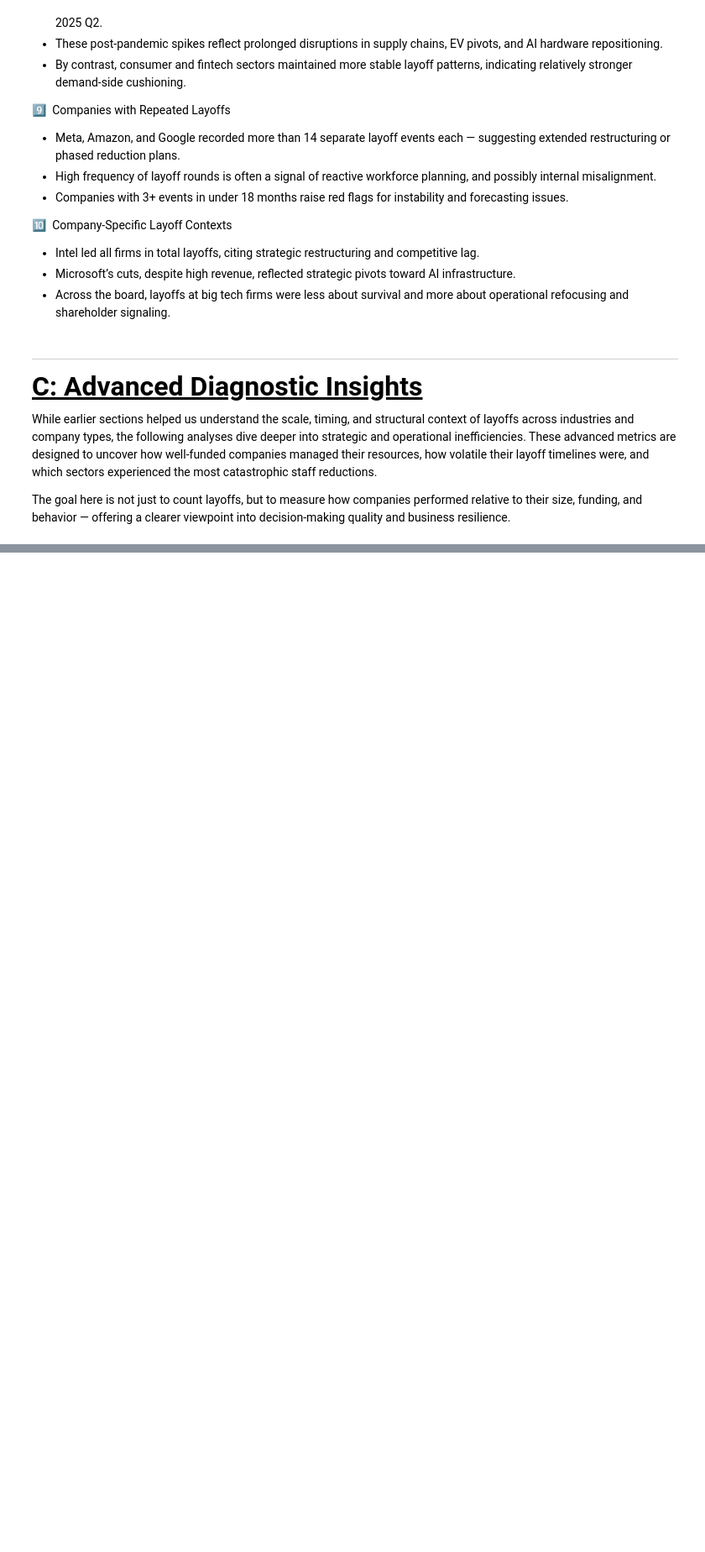
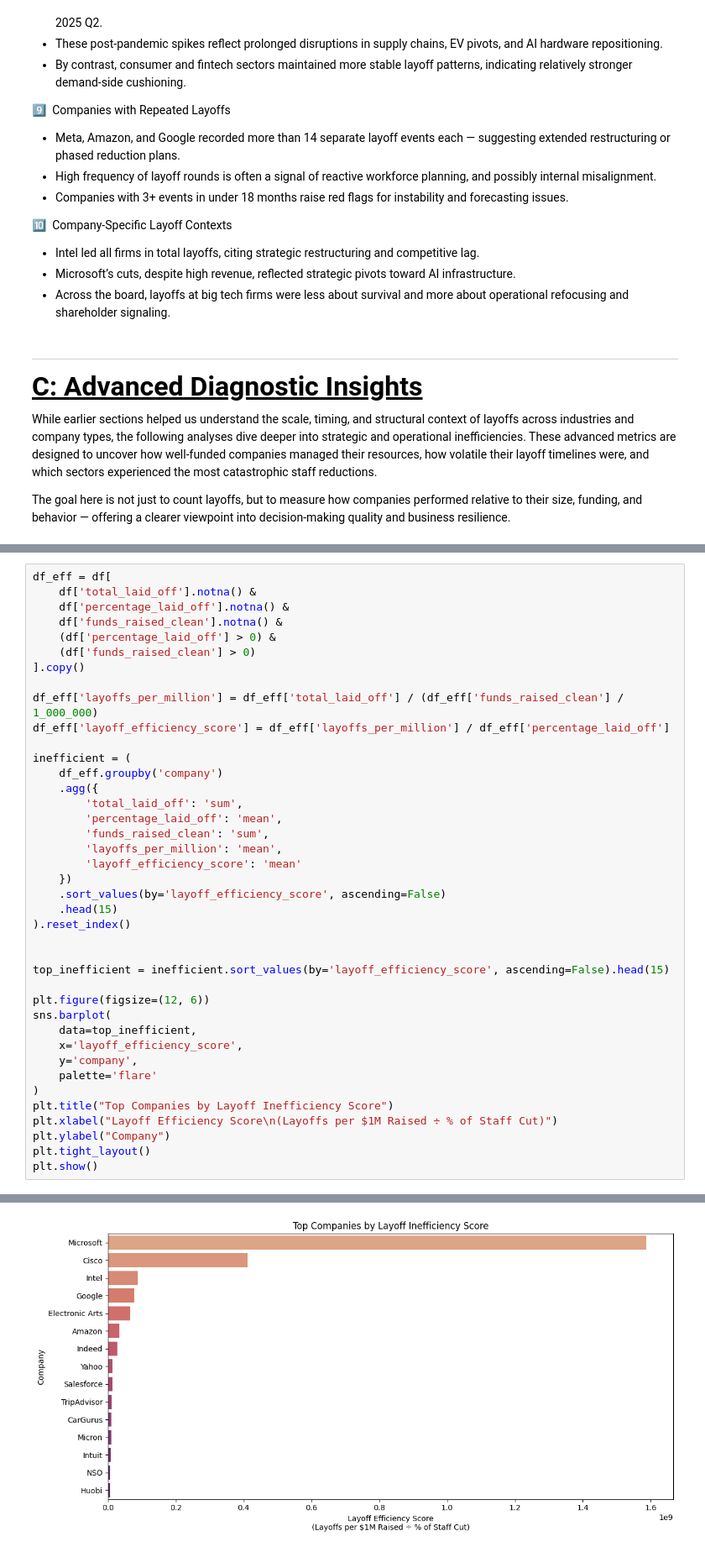
Before and after one commit to Tushar-9802/Tech-Layoffs-Analysis, a Jupyter notebook: EDA.ipynb, the cells around one changed output, grey strips where cells are left out. Shown at 84% size. Cells and saved outputs as stored; diff of their text form; blank space fills up the shorter version.

```diff
--- a/EDA.ipynb
+++ b/EDA.ipynb
@@ -437,0 +440,41 @@ The goal here is not just to count layoffs, but to measure how companies perform
+# %%
+df_eff = df[
+    df['total_laid_off'].notna() &
+    df['percentage_laid_off'].notna() &
+    df['funds_raised_clean'].notna() &
+    (df['percentage_laid_off'] > 0) &
+    (df['funds_raised_clean'] > 0)
+].copy()
+
+df_eff['layoffs_per_million'] = df_eff['total_laid_off'] / (df_eff['funds_raised_clean'] / 1_000_000)
+df_eff['layoff_efficiency_score'] = df_eff['layoffs_per_million'] / df_eff['percentage_laid_off']
+
+inefficient = (
+    df_eff.groupby('company')
+    .agg({
+        'total_laid_off': 'sum',
+        'percentage_laid_off': 'mean',
+        'funds_raised_clean': 'sum',
+        'layoffs_per_million': 'mean',
+        'layoff_efficiency_score': 'mean'
+    })
+    .sort_values(by='layoff_efficiency_score', ascending=False)
+    .head(15)
+).reset_index()
+
+
+top_inefficient = inefficient.sort_values(by='layoff_efficiency_score', ascending=False).head(15)
+
+plt.figure(figsize=(12, 6))
+sns.barplot(
+    data=top_inefficient,
+    x='layoff_efficiency_score',
+    y='company',
+    palette='flare'
+)
+plt.title("Top Companies by Layoff Inefficiency Score")
+plt.xlabel("Layoff Efficiency Score\n(Layoffs per $1M Raised ÷ % of Staff Cut)")
+plt.ylabel("Company")
+plt.tight_layout()
+plt.show()
+# %% [output]
@@ -437,0 +484 @@ The goal here is not just to count layoffs, but to measure how companies perform
+[figure, added]
```
Also changed, not shown: parts of 3 cells of this notebook.
